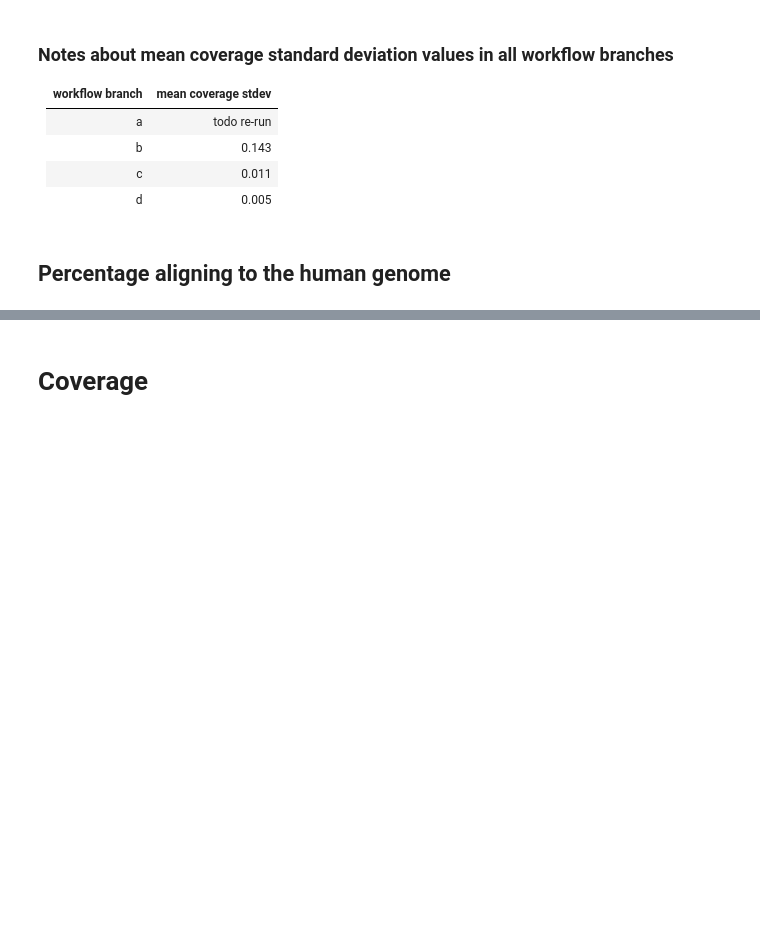
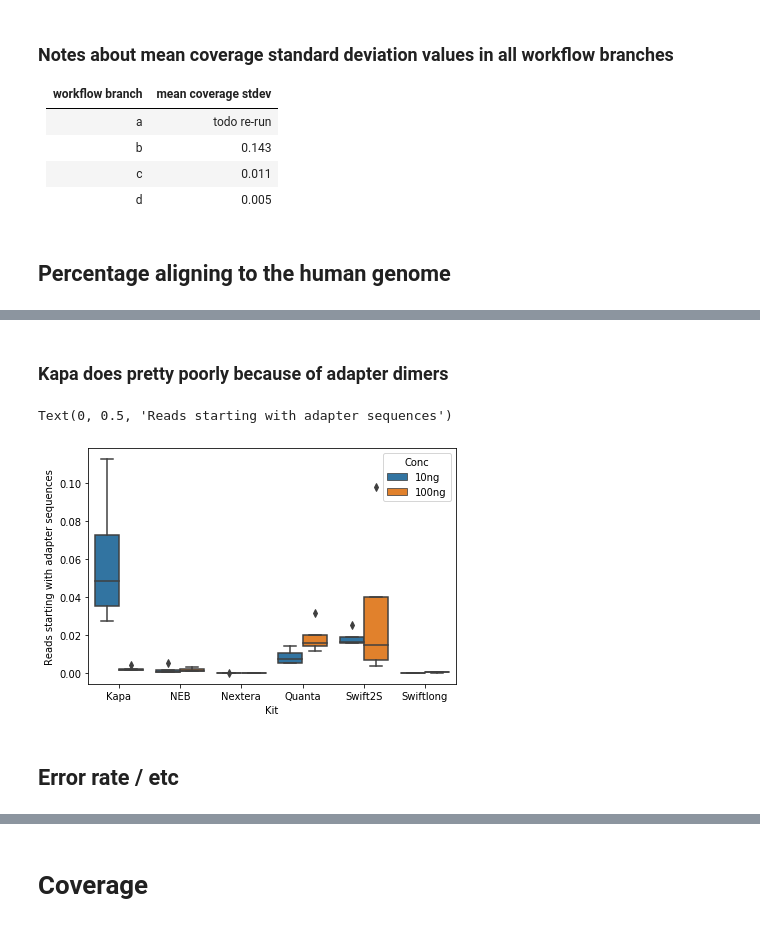
Before and after one commit to fa2k/comparison, a Jupyter notebook: b_Analysis.ipynb, the cells around one changed output, grey strips where cells are left out. Cells and saved outputs as stored; diff of their text form; code cells hidden in the pictures; blank space fills up the shorter version.

Commit message:
Plots for new metrics

```diff
--- a/b_Analysis.ipynb
+++ b/b_Analysis.ipynb
@@ -9,7 +9,7 @@ import os
 %matplotlib inline
 # %%
 INCLUDE_SWIFT_LONG_LIBS = True
-WORKFLOW_BRANCH = "d"
+WORKFLOW_BRANCH = "a"
 # %%
 # Corollary
 if not INCLUDE_SWIFT_LONG_LIBS:
@@ -178,0 +193,10 @@ plt.xlabel("")
+# %% [markdown]
+### Kapa does pretty poorly because of adapter dimers
+# %%
+sns.boxplot(data=df, x='Kit', y='PCT_ADAPTER', hue='Conc')
+plt.ylabel('Reads starting with adapter sequences')
+# %% [output]
+Text(0, 0.5, 'Reads starting with adapter sequences')
+[figure, added]
+# %% [markdown]
+## Error rate / etc
```
Also changed, not shown: parts of 17 cells of this notebook.
